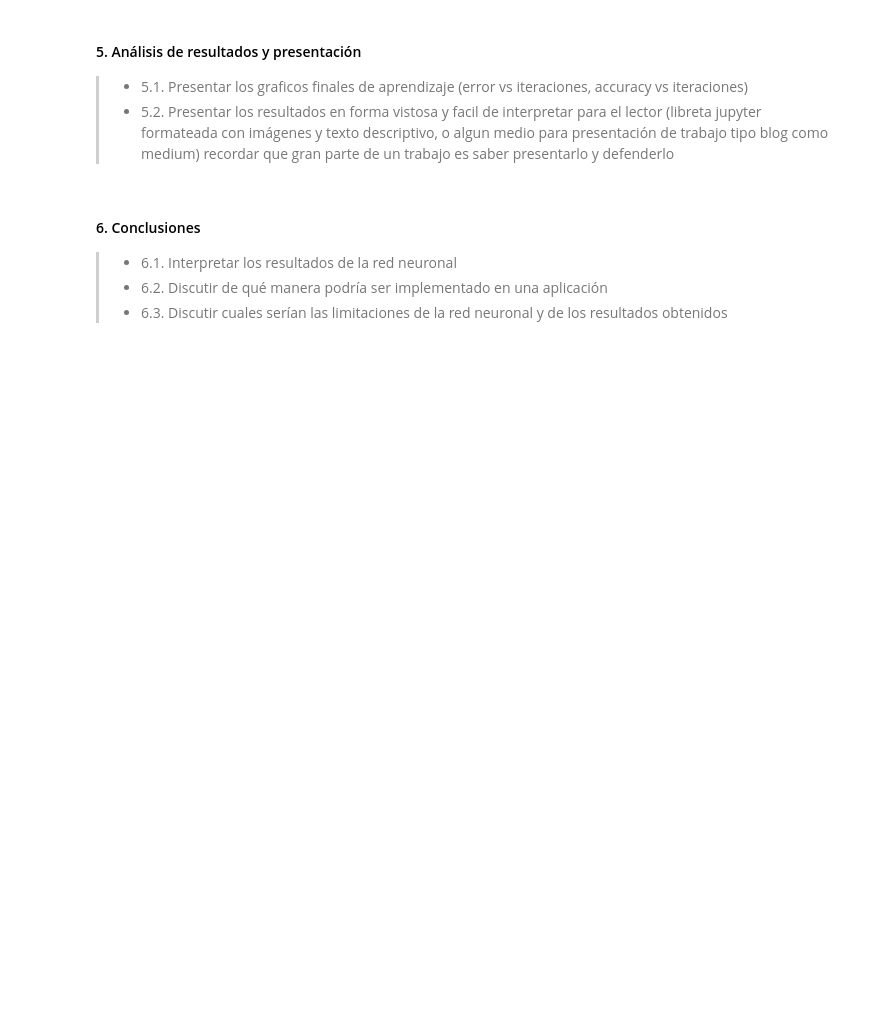
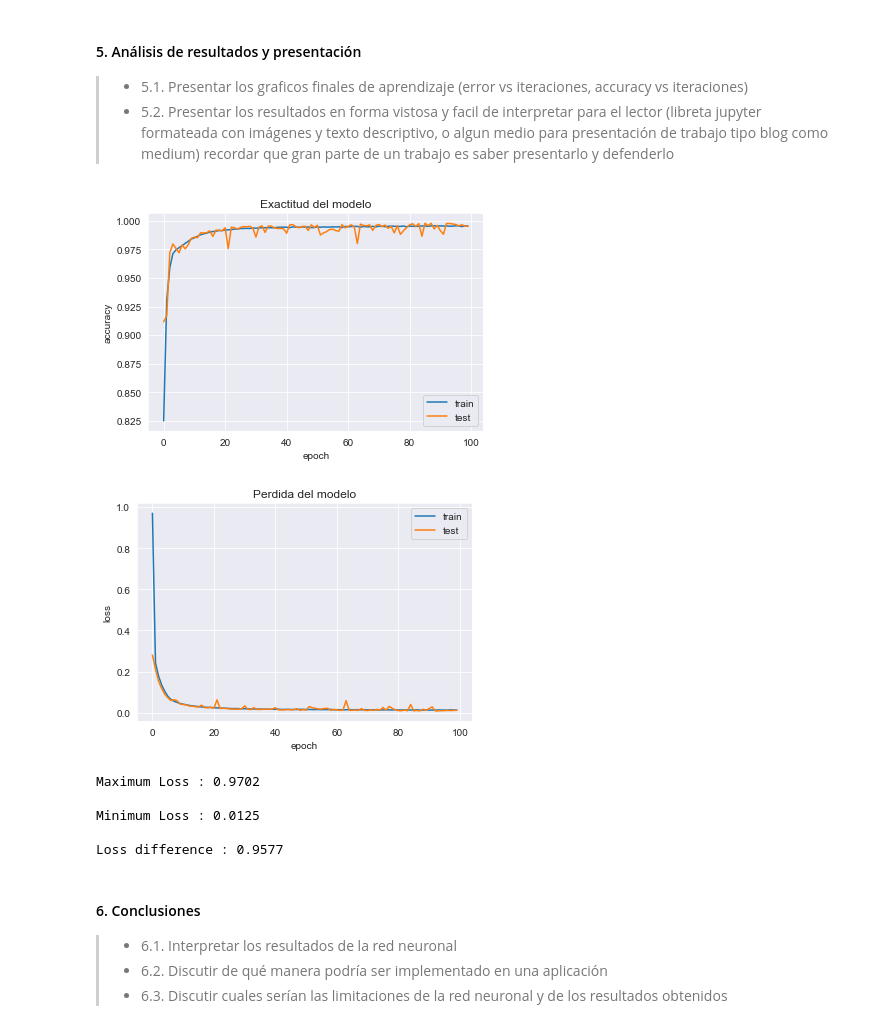
Before and after one commit to BrendaLPhys/RNP-Eval1, a Jupyter notebook: Evaluacion Parcial 1 - Redes Neuronales Profundas.ipynb, the cells around one changed output. Drawn from its saved outputs; the diff is of its cells as text; code cells hidden in the pictures; blank space fills up the shorter version.

```diff
--- a/Evaluacion Parcial 1 - Redes Neuronales Profundas.ipynb
+++ b/Evaluacion Parcial 1 - Redes Neuronales Profundas.ipynb
@@ -765,32 +767,39 @@ KeyboardInterrupt:
 > * 5.1. Presentar los graficos finales de aprendizaje (error vs iteraciones, accuracy vs iteraciones)
 > * 5.2. Presentar los resultados en forma vistosa y facil de interpretar para el lector (libreta jupyter formateada con imágenes y texto descriptivo, o algun medio para presentación de trabajo tipo blog como medium) recordar que gran parte de un trabajo es saber presentarlo y defenderlo
 # %%
-# summarize history for accuracy
+# Graficamos la exactitud
 plt.plot(results.history['accuracy'])
 plt.plot(results.history['val_accuracy'])
-plt.title('model accuracy')
+plt.title('Exactitud del modelo')
 plt.ylabel('accuracy')
 plt.xlabel('epoch')
 plt.legend(['train', 'test'])
 plt.show()
 
-# summarize history for loss
+# Graficamos la perdida
 plt.plot(results.history['loss'])
 plt.plot(results.history['val_loss'])
-plt.title('model loss')
+plt.title('Perdida del modelo')
 plt.ylabel('loss')
 plt.xlabel('epoch')
 plt.legend(['train', 'test'])
 plt.show()
-
 
 max_loss = np.max(results.history['loss'])
 min_loss = np.min(results.history['loss'])
 print("Maximum Loss : {:.4f}".format(max_loss))
 print("")
 print("Minimum Loss : {:.4f}".format(min_loss))
 print("")
 print("Loss difference : {:.4f}".format((max_loss - min_loss)))
+# %% [output]
+[figure, added]
+[figure, added]
+Maximum Loss : 0.9702
+
+Minimum Loss : 0.0125
+
+Loss difference : 0.9577
 # %% [markdown]
 #### 6. Conclusiones
 > * 6.1. Interpretar los resultados de la red neuronal
```
Also changed, not shown: parts of 10 cells of this notebook, 1 other file.
